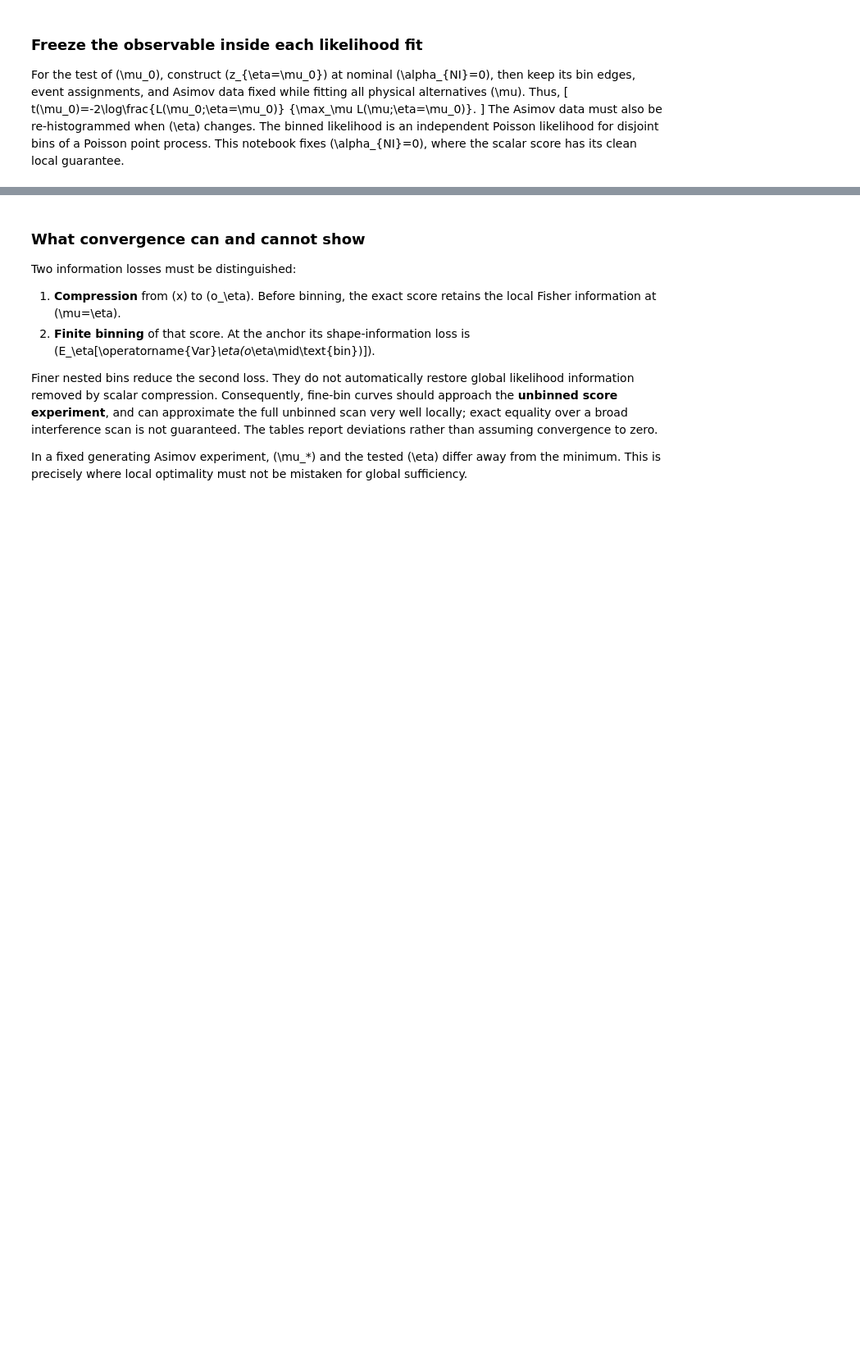
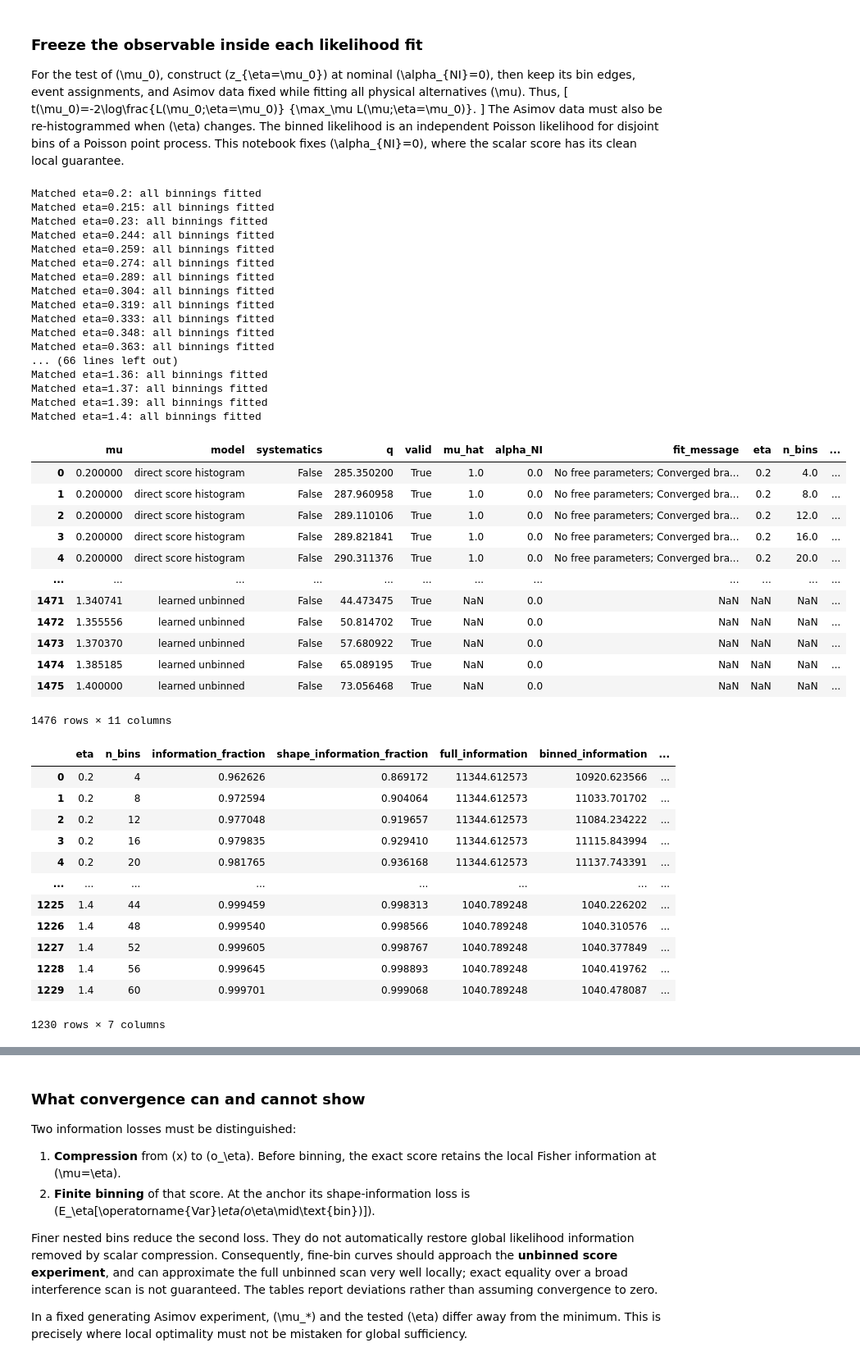
Before and after one commit to rafaellopesdesa/poodemo, a Jupyter notebook: notebooks/04_score_histograms.ipynb, the cells around one changed output, grey strips where cells are left out. Shown at 82% size. Saved outputs shown, nothing was run; the diff lists cells and outputs as text; code cells hidden in the pictures; blank space fills up the shorter version.

```diff
--- a/notebooks/04_score_histograms.ipynb
+++ b/notebooks/04_score_histograms.ipynb
@@ -433,13 +433,57 @@ where the scalar score has its clean local guarantee.
 # %%
 from dataclasses import replace
 from poodemo.pipeline import run_binning_study
 
-BIN_COUNTS = list(range(4, 21, 2))
+BIN_COUNTS = list(range(4, 61, 4))
 # Change only this resolution study; reuse the saved experiment and models.
 binning_run = replace(run, config={**run.config, "bin_counts": BIN_COUNTS})
 binning = run_binning_study(binning_run)
 display(binning['scans'])
 display(binning['fidelity'])
+# %% [output]
+Matched eta=0.2: all binnings fitted
+Matched eta=0.215: all binnings fitted
+Matched eta=0.23: all binnings fitted
+Matched eta=0.244: all binnings fitted
+Matched eta=0.259: all binnings fitted
+Matched eta=0.274: all binnings fitted
+Matched eta=0.289: all binnings fitted
+Matched eta=0.304: all binnings fitted
+Matched eta=0.319: all binnings fitted
+Matched eta=0.333: all binnings fitted
+Matched eta=0.348: all binnings fitted
+Matched eta=0.363: all binnings fitted
+... (66 lines left out)
+Matched eta=1.36: all binnings fitted
+Matched eta=1.37: all binnings fitted
+Matched eta=1.39: all binnings fitted
+Matched eta=1.4: all binnings fitted
+|  | mu | model | systematics | q | valid | mu_hat | alpha_NI | fit_message | eta | n_bins | ... |
+| 0 | 0.200000 | direct score histogram | False | 285.350200 | True | 1.0 | 0.0 | No free parameters; Converged bra... | 0.2 | 4.0 | ... |
+| 1 | 0.200000 | direct score histogram | False | 287.960958 | True | 1.0 | 0.0 | No free parameters; Converged bra... | 0.2 | 8.0 | ... |
+| 2 | 0.200000 | direct score histogram | False | 289.110106 | True | 1.0 | 0.0 | No free parameters; Converged bra... | 0.2 | 12.0 | ... |
+| 3 | 0.200000 | direct score histogram | False | 289.821841 | True | 1.0 | 0.0 | No free parameters; Converged bra... | 0.2 | 16.0 | ... |
+| 4 | 0.200000 | direct score histogram | False | 290.311376 | True | 1.0 | 0.0 | No free parameters; Converged bra... | 0.2 | 20.0 | ... |
+| ... | ... | ... | ... | ... | ... | ... | ... | ... | ... | ... | ... |
+| 1471 | 1.340741 | learned unbinned | False | 44.473475 | True | NaN | 0.0 | NaN | NaN | NaN | ... |
+| 1472 | 1.355556 | learned unbinned | False | 50.814702 | True | NaN | 0.0 | NaN | NaN | NaN | ... |
+| 1473 | 1.370370 | learned unbinned | False | 57.680922 | True | NaN | 0.0 | NaN | NaN | NaN | ... |
+| 1474 | 1.385185 | learned unbinned | False | 65.089195 | True | NaN | 0.0 | NaN | NaN | NaN | ... |
+| 1475 | 1.400000 | learned unbinned | False | 73.056468 | True | NaN | 0.0 | NaN | NaN | NaN | ... |
+1476 rows × 11 columns
+|  | eta | n_bins | information_fraction | shape_information_fraction | full_information | binned_information | ... |
+| 0 | 0.2 | 4 | 0.962626 | 0.869172 | 11344.612573 | 10920.623566 | ... |
+| 1 | 0.2 | 8 | 0.972594 | 0.904064 | 11344.612573 | 11033.701702 | ... |
+| 2 | 0.2 | 12 | 0.977048 | 0.919657 | 11344.612573 | 11084.234222 | ... |
+| 3 | 0.2 | 16 | 0.979835 | 0.929410 | 11344.612573 | 11115.843994 | ... |
+| 4 | 0.2 | 20 | 0.981765 | 0.936168 | 11344.612573 | 11137.743391 | ... |
+| ... | ... | ... | ... | ... | ... | ... | ... |
+| 1225 | 1.4 | 44 | 0.999459 | 0.998313 | 1040.789248 | 1040.226202 | ... |
+| 1226 | 1.4 | 48 | 0.999540 | 0.998566 | 1040.789248 | 1040.310576 | ... |
+| 1227 | 1.4 | 52 | 0.999605 | 0.998767 | 1040.789248 | 1040.377849 | ... |
+| 1228 | 1.4 | 56 | 0.999645 | 0.998893 | 1040.789248 | 1040.419762 | ... |
+| 1229 | 1.4 | 60 | 0.999701 | 0.999068 | 1040.789248 | 1040.478087 | ... |
+1230 rows × 7 columns
 # %%
 def plot_scans(frame, title, filename, group_columns=None, *, xlim=None, ylim=None):
     """Plot saved scans with optional (min, max) axis limits.
```
Also changed, not shown: parts of 2 cells of this notebook.
